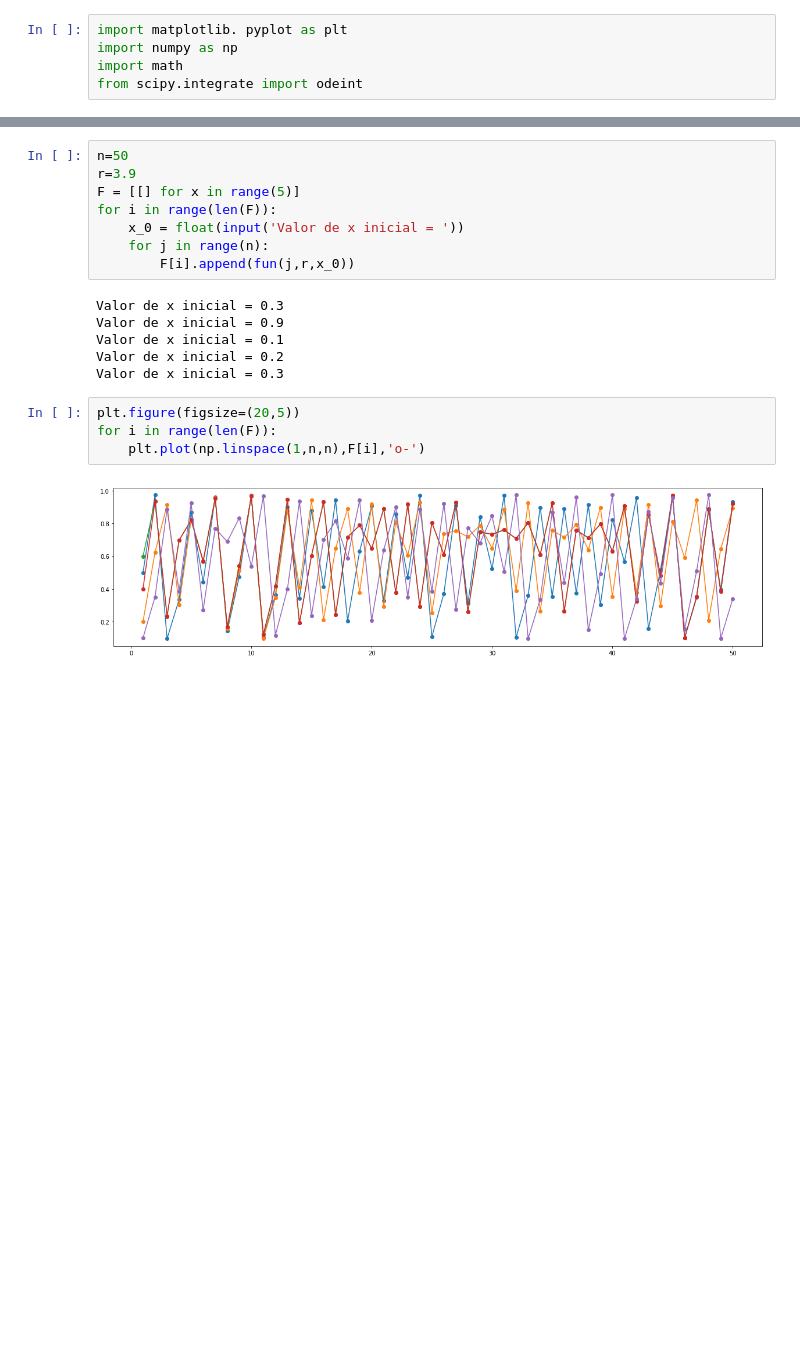
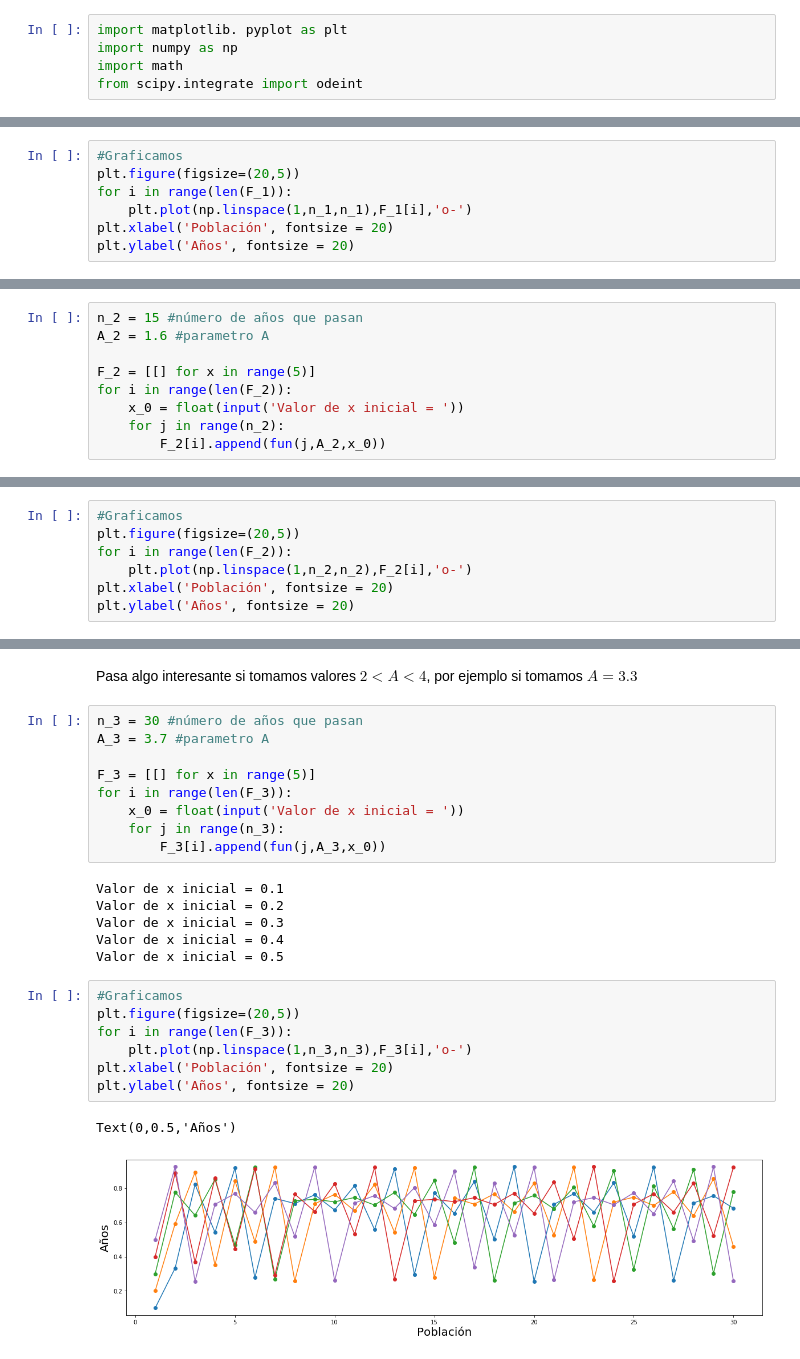
Before and after one commit to MecAnalitica/tarea2-Oscar2401, a Jupyter notebook: Proyecto/Caos_programas/Mapeo_Logistico .ipynb, the cells around one changed output, grey strips where cells are left out. Drawn from its saved outputs; the diff is of its cells as text; blank space fills up the shorter version.

```diff
--- a/Proyecto/Caos_programas/Mapeo_Logistico .ipynb
+++ b/Proyecto/Caos_programas/Mapeo_Logistico .ipynb
@@ -17,0 +44,7 @@ def fun(n,r,x_0):
+# %%
+#Graficamos
+plt.figure(figsize=(20,5))
+for i in range(len(F_1)):
+    plt.plot(np.linspace(1,n_1,n_1),F_1[i],'o-')
+plt.xlabel('Población', fontsize = 20)
+plt.ylabel('Años', fontsize = 20)
@@ -17,0 +58,9 @@ def fun(n,r,x_0):
+# %%
+n_2 = 15 #número de años que pasan
+A_2 = 1.6 #parametro A
+
+F_2 = [[] for x in range(5)]
+for i in range(len(F_2)):
+    x_0 = float(input('Valor de x inicial = '))
+    for j in range(n_2):
+        F_2[i].append(fun(j,A_2,x_0))
@@ -17,0 +73,7 @@ def fun(n,r,x_0):
+# %%
+#Graficamos
+plt.figure(figsize=(20,5))
+for i in range(len(F_2)):
+    plt.plot(np.linspace(1,n_2,n_2),F_2[i],'o-')
+plt.xlabel('Población', fontsize = 20)
+plt.ylabel('Años', fontsize = 20)
@@ -18,20 +85,27 @@ def fun(n,r,x_0):
+# %% [markdown]
+Pasa algo interesante si tomamos valores $2<A<4$, por ejemplo si tomamos $A = 3.3$
 # %%
-n=50
-r=3.9
-F = [[] for x in range(5)]
-for i in range(len(F)):
+n_3 = 30 #número de años que pasan
+A_3 = 3.7 #parametro A
+
+F_3 = [[] for x in range(5)]
+for i in range(len(F_3)):
     x_0 = float(input('Valor de x inicial = '))
-    for j in range(n):
-        F[i].append(fun(j,r,x_0))
+    for j in range(n_3):
+        F_3[i].append(fun(j,A_3,x_0))
 # %% [output]
-Valor de x inicial = 0.3
-Valor de x inicial = 0.9
 Valor de x inicial = 0.1
 Valor de x inicial = 0.2
 Valor de x inicial = 0.3
+Valor de x inicial = 0.4
+Valor de x inicial = 0.5
 # %%
+#Graficamos
 plt.figure(figsize=(20,5))
-for i in range(len(F)):
-    plt.plot(np.linspace(1,n,n),F[i],'o-')
+for i in range(len(F_3)):
+    plt.plot(np.linspace(1,n_3,n_3),F_3[i],'o-')
+plt.xlabel('Población', fontsize = 20)
+plt.ylabel('Años', fontsize = 20)
 # %% [output]
+Text(0,0.5,'Años')
-[figure, old version]
+[figure, new version]
```
Also changed, not shown: parts of 17 cells of this notebook, 15 other files.
